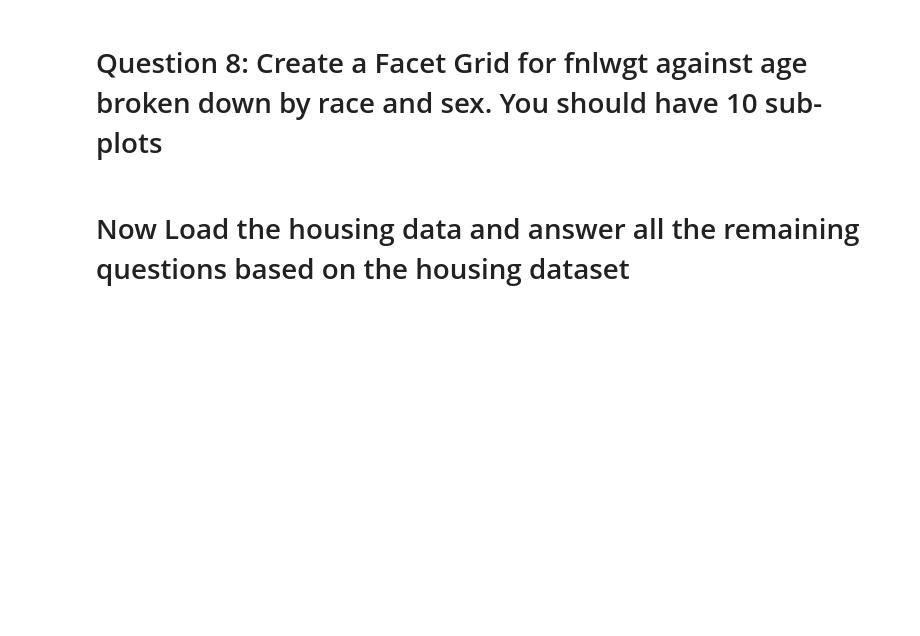
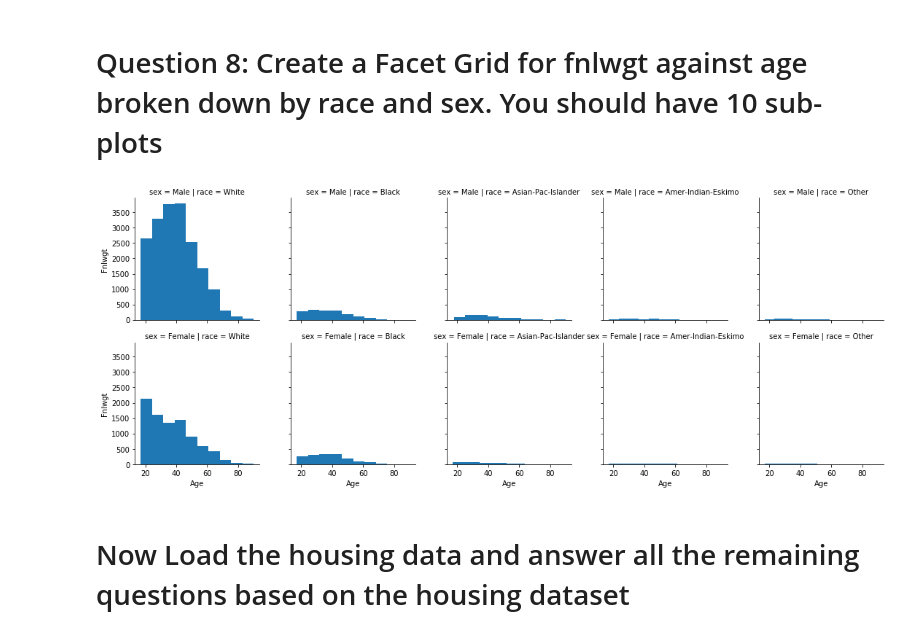
Before and after one commit to JazmynFuller/DataAnalytics, a Jupyter notebook: HW2.ipynb, the cells around one changed output. Saved outputs shown, nothing was run; the diff lists cells and outputs as text; code cells hidden in the pictures; blank space fills up the shorter version.

```diff
--- a/HW2.ipynb
+++ b/HW2.ipynb
@@ -164,3 +181,9 @@ adult.describe()
+# %%
+fnl_vs_age = adult[['fnlwgt','age','race','sex']]
+m = sns.FacetGrid(fnl_vs_age, row='sex' ,col='race')
+m = m.map(plt.hist,'age',bins=10).set_axis_labels("Age", "Fnlwgt")
+# %% [output]
+[figure, added]
 # %% [markdown]
 # Now Load the housing data and answer all the remaining questions based on the housing dataset
 # %%
```
Also changed, not shown: parts of 12 cells of this notebook.
